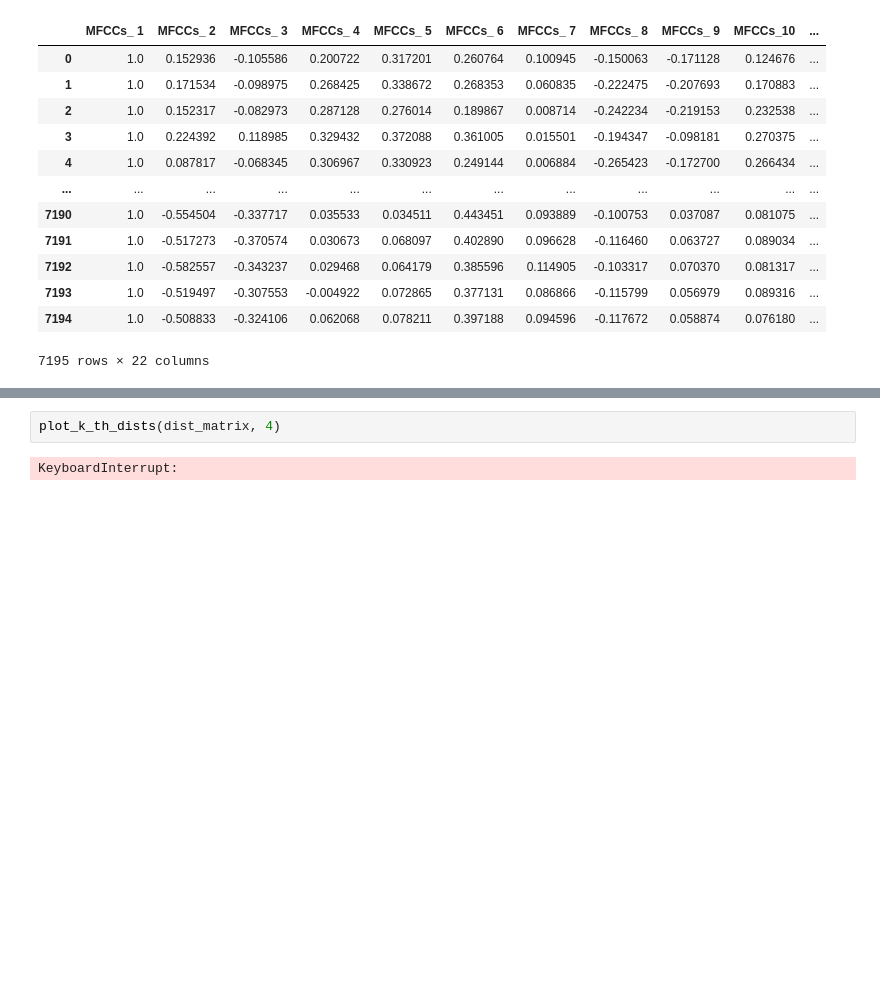
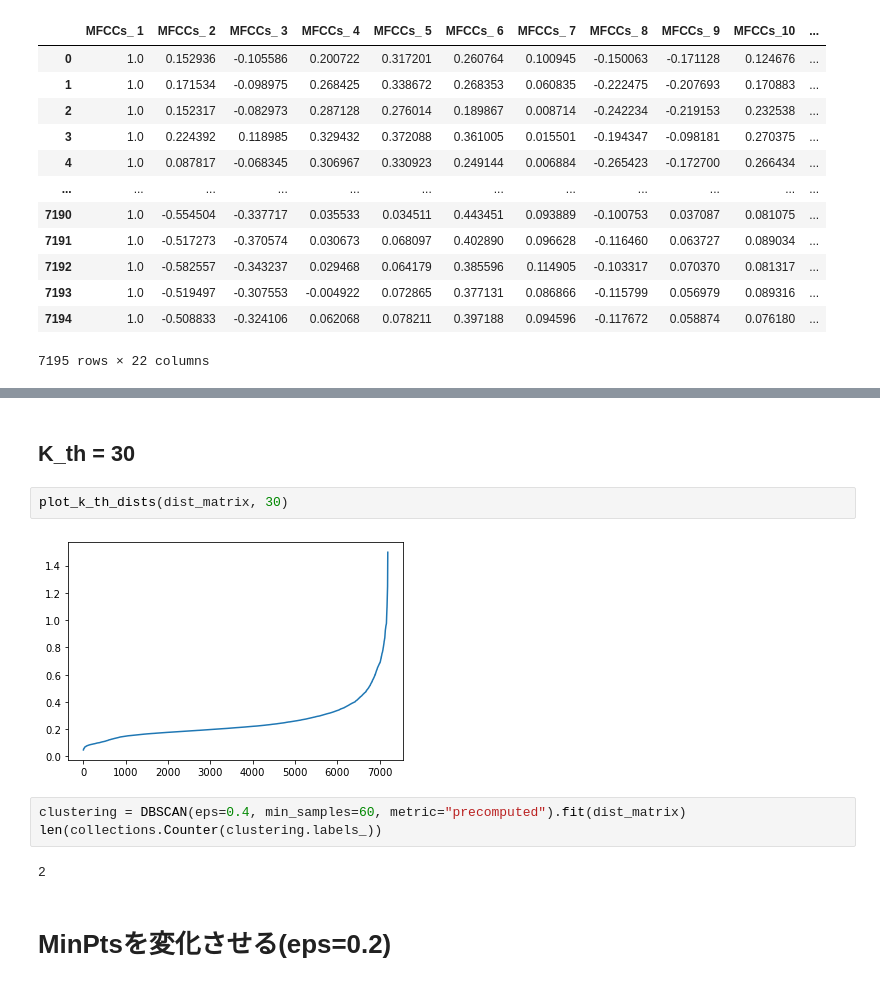
Before and after one commit to yamoyamoto/ml_playground, a Jupyter notebook: work/clastering/classtering2.ipynb, the cells around one changed output, grey strips where cells are left out. Cells and saved outputs as stored; diff of their text form; blank space fills up the shorter version.

```diff
--- a/work/clastering/classtering2.ipynb
+++ b/work/clastering/classtering2.ipynb
@@ -93,4 +85,13 @@ dist_matrix = make_dist_mat(train_data)
+# %% [markdown]
+## K_th = 30
 # %%
-plot_k_th_dists(dist_matrix, 4)
+plot_k_th_dists(dist_matrix, 30)
 # %% [output]
-KeyboardInterrupt:
+[figure, added]
+# %%
+clustering = DBSCAN(eps=0.4, min_samples=60, metric="precomputed").fit(dist_matrix)
+len(collections.Counter(clustering.labels_))
+# %% [output]
+2
+# %% [markdown]
+# MinPtsを変化させる(eps=0.2)
```
Also changed, not shown: parts of 15 cells of this notebook.
